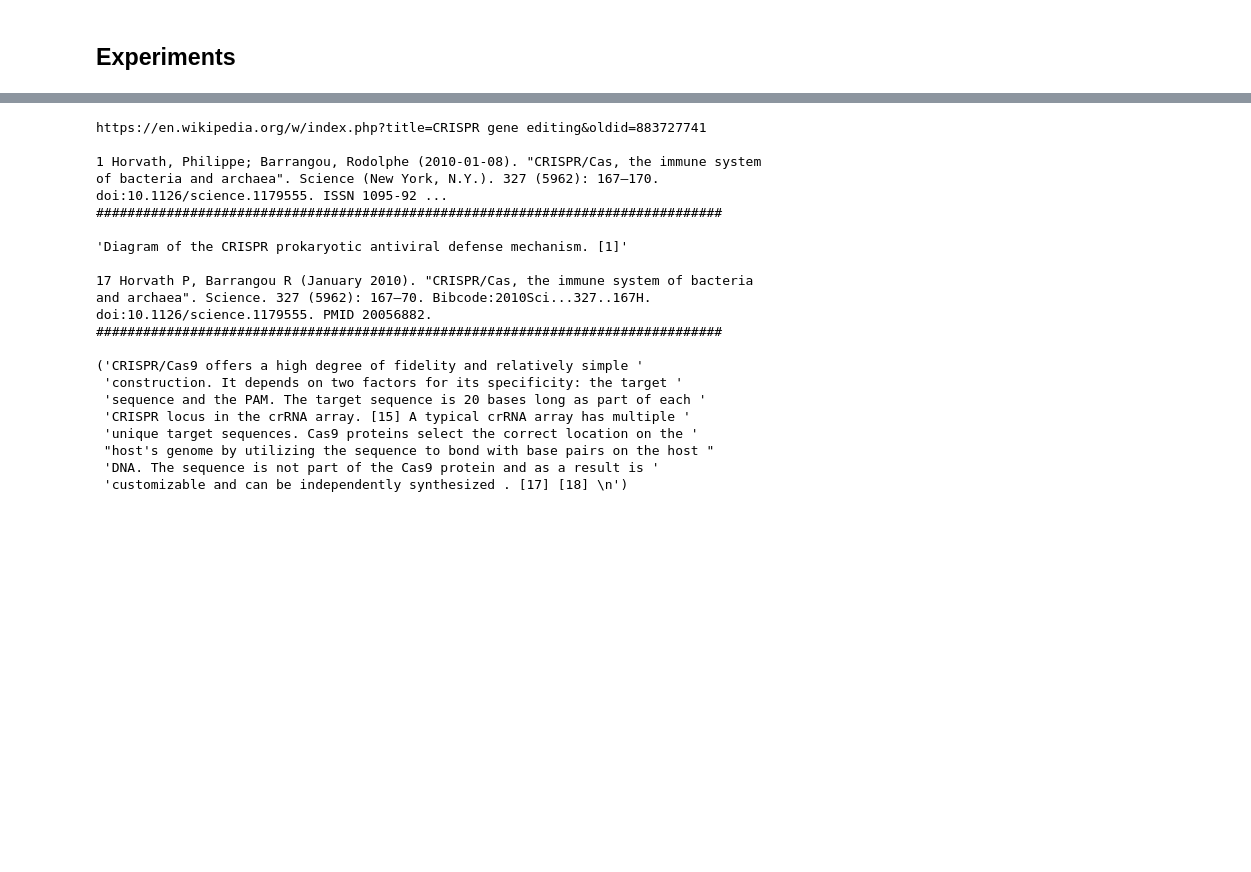
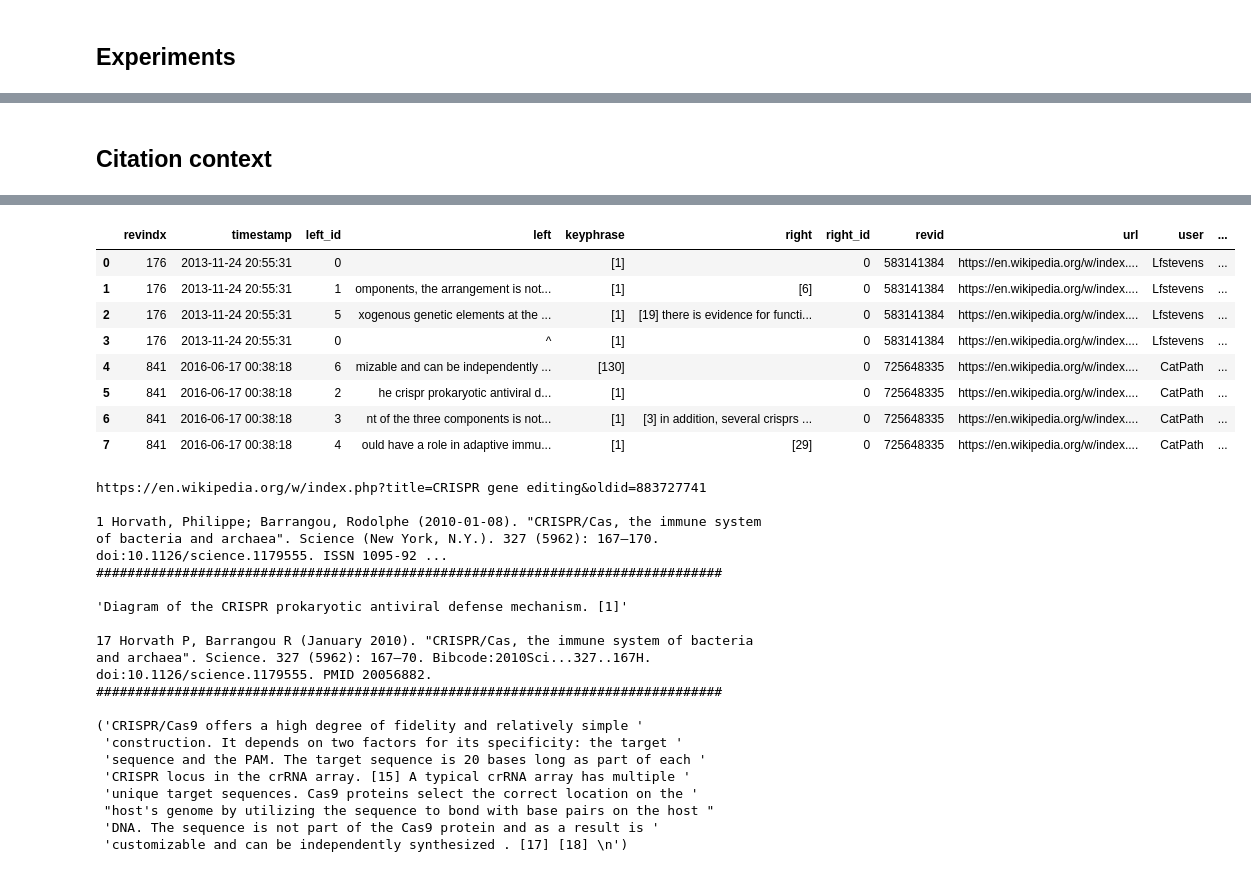
Before and after one commit to webis-de/PUS-23, a Jupyter notebook: code/arno_experiments.ipynb, the cells around one changed output, grey strips where cells are left out. Drawn from its saved outputs; the diff is of its cells as text; code cells hidden in the pictures; blank space fills up the shorter version.

```diff
--- a/code/arno_experiments.ipynb
+++ b/code/arno_experiments.ipynb
@@ -136,0 +252,35 @@ WARNING:root:Applied processor reduces input query to empty string, all comparis
+# %% [markdown]
+## Citation context
+# %%
+articles = [
+  # CRISPR_en,
+  CRISPR_gene_editing_en
+]
+
+revisions = [
+    # CRISPR_en.get_revision(revid=373434559),
+    CRISPR_en.get_revision(revid=583141384),
+    CRISPR_en.get_revision(revid=725648335),
+]
+
+citations = [
+    {'DOI':'10.1128/JB.01415-07', 'PMID':'18065539'},
+    {'DOI':'10.1126/Science.1179555', 'PMID':'20056882'},
+
+]
+
+for article in articles:
+  for citation in citations:
+    lr_contexts = [
+      (revision.index, revision.timestamp.string, 0, left, '[{}]'.format(target_match.get_number()), right, 0, revision.revid, revision.url, revision.user, revision.userid, revision.comment,)
+      for revision in revisions
+      for id_type, id_num in {k:v for k,v in citation.items() if v and any(k==i for i in ['DOI', 'PMC', 'PMID'])}.items()
+      for target_match in set(
+          reference for reference in revision.get_references() if reference.get_identifiers()[id_type] == id_num
+      )
+      for left, right in revision.get_lr_contexts('[{}]'.format(target_match.get_number()), lower=True)
+      ]
+    df = cluster_lr_contexts(lr_contexts, score_cutoff=75, scorer=fuzz.ratio, sort_by=['left_id','timestamp'])
+    # df.to_excel(excel_path + '/contexts_{}_{}.xlsx'.format(article.name, keyphrase))
+df
+# %% [output]
@@ -137,3 +289,12 @@ WARNING:root:Applied processor reduces input query to empty string, all comparis
+|  | revindx | timestamp | left_id | left | keyphrase | right | right_id | revid | url | user | ... |
+| 0 | 176 | 2013-11-24 20:55:31 | 0 |  | [1] |  | 0 | 583141384 | https://en.wikipedia.org/w/index.... | Lfstevens | ... |
+| 1 | 176 | 2013-11-24 20:55:31 | 1 | omponents, the arrangement is not... | [1] | [6] | 0 | 583141384 | https://en.wikipedia.org/w/index.... | Lfstevens | ... |
+| 2 | 176 | 2013-11-24 20:55:31 | 5 | xogenous genetic elements at the ... | [1] | [19] there is evidence for functi... | 0 | 583141384 | https://en.wikipedia.org/w/index.... | Lfstevens | ... |
+| 3 | 176 | 2013-11-24 20:55:31 | 0 | ^ | [1] |  | 0 | 583141384 | https://en.wikipedia.org/w/index.... | Lfstevens | ... |
+| 4 | 841 | 2016-06-17 00:38:18 | 6 | mizable and can be independently ... | [130] |  | 0 | 725648335 | https://en.wikipedia.org/w/index.... | CatPath | ... |
+| 5 | 841 | 2016-06-17 00:38:18 | 2 | he crispr prokaryotic antiviral d... | [1] |  | 0 | 725648335 | https://en.wikipedia.org/w/index.... | CatPath | ... |
+| 6 | 841 | 2016-06-17 00:38:18 | 3 | nt of the three components is not... | [1] | [3] in addition, several crisprs ... | 0 | 725648335 | https://en.wikipedia.org/w/index.... | CatPath | ... |
+| 7 | 841 | 2016-06-17 00:38:18 | 4 | ould have a role in adaptive immu... | [1] | [29] | 0 | 725648335 | https://en.wikipedia.org/w/index.... | CatPath | ... |
 # %%
   # # dict comprehension (same as reference.get_identifiers())
   # nofollows = reference.source.xpath(".//a[@rel='nofollow']")
```
Also changed, not shown: parts of 13 cells of this notebook, 1 other file.
